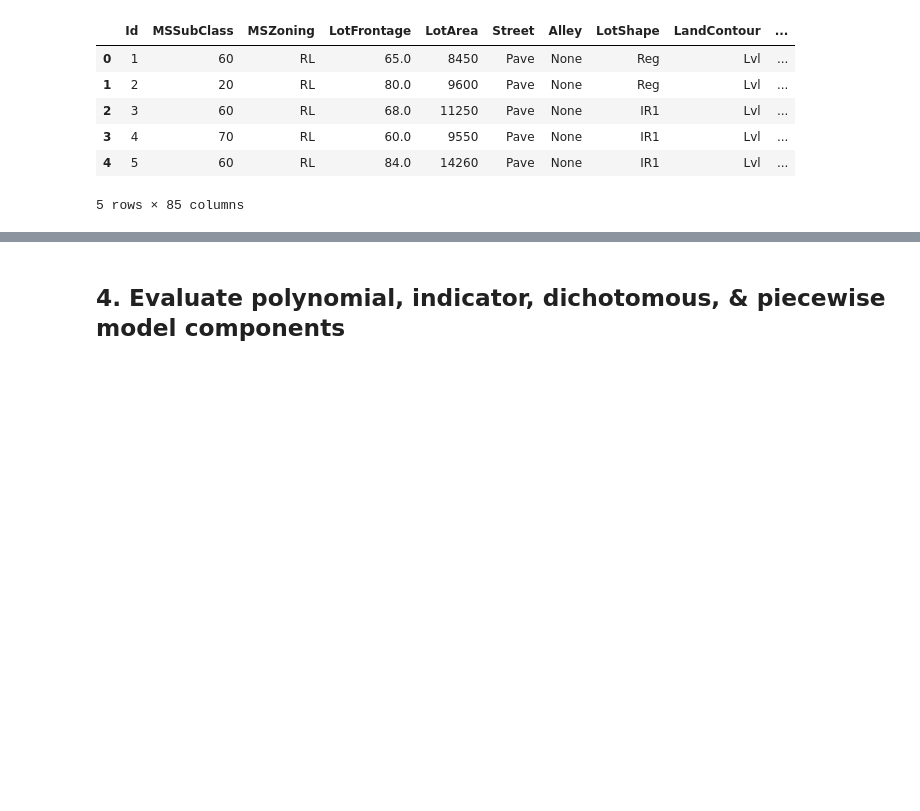
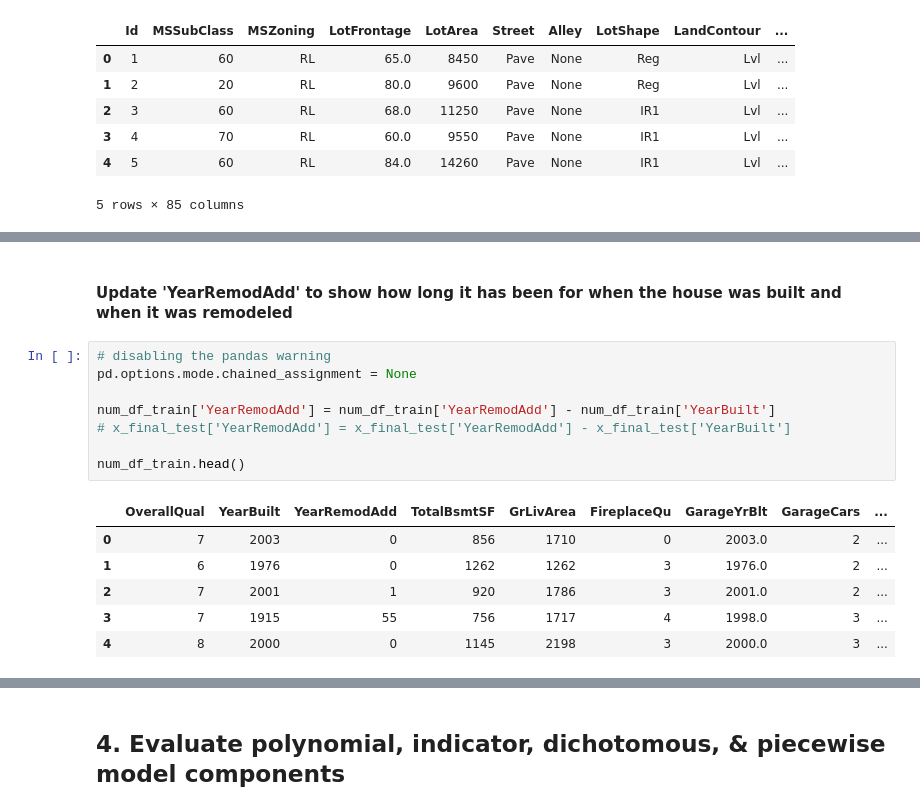
Before and after one commit to DrakeData/House_Price_EDA, a Jupyter notebook: MSDS422_Assignment2.ipynb, the cells around one changed output, grey strips where cells are left out. Drawn from its saved outputs; the diff is of its cells as text; blank space fills up the shorter version.

```diff
--- a/MSDS422_Assignment2.ipynb
+++ b/MSDS422_Assignment2.ipynb
@@ -250,0 +207,17 @@ plt.show()
+# %% [markdown]
+#### Update 'YearRemodAdd' to show how long it has been for when the house was built and when it was remodeled
+# %%
+# disabling the pandas warning
+pd.options.mode.chained_assignment = None
+
+num_df_train['YearRemodAdd'] = num_df_train['YearRemodAdd'] - num_df_train['YearBuilt']
+# x_final_test['YearRemodAdd'] = x_final_test['YearRemodAdd'] - x_final_test['YearBuilt']
+
+num_df_train.head()
+# %% [output]
+|  | OverallQual | YearBuilt | YearRemodAdd | TotalBsmtSF | GrLivArea | FireplaceQu | GarageYrBlt | GarageCars | ... |
+| 0 | 7 | 2003 | 0 | 856 | 1710 | 0 | 2003.0 | 2 | ... |
+| 1 | 6 | 1976 | 0 | 1262 | 1262 | 3 | 1976.0 | 2 | ... |
+| 2 | 7 | 2001 | 1 | 920 | 1786 | 3 | 2001.0 | 2 | ... |
+| 3 | 7 | 1915 | 55 | 756 | 1717 | 4 | 1998.0 | 3 | ... |
+| 4 | 8 | 2000 | 0 | 1145 | 2198 | 3 | 2000.0 | 3 | ... |
```
Also changed, not shown: parts of 104 cells of this notebook, 1 other file.
